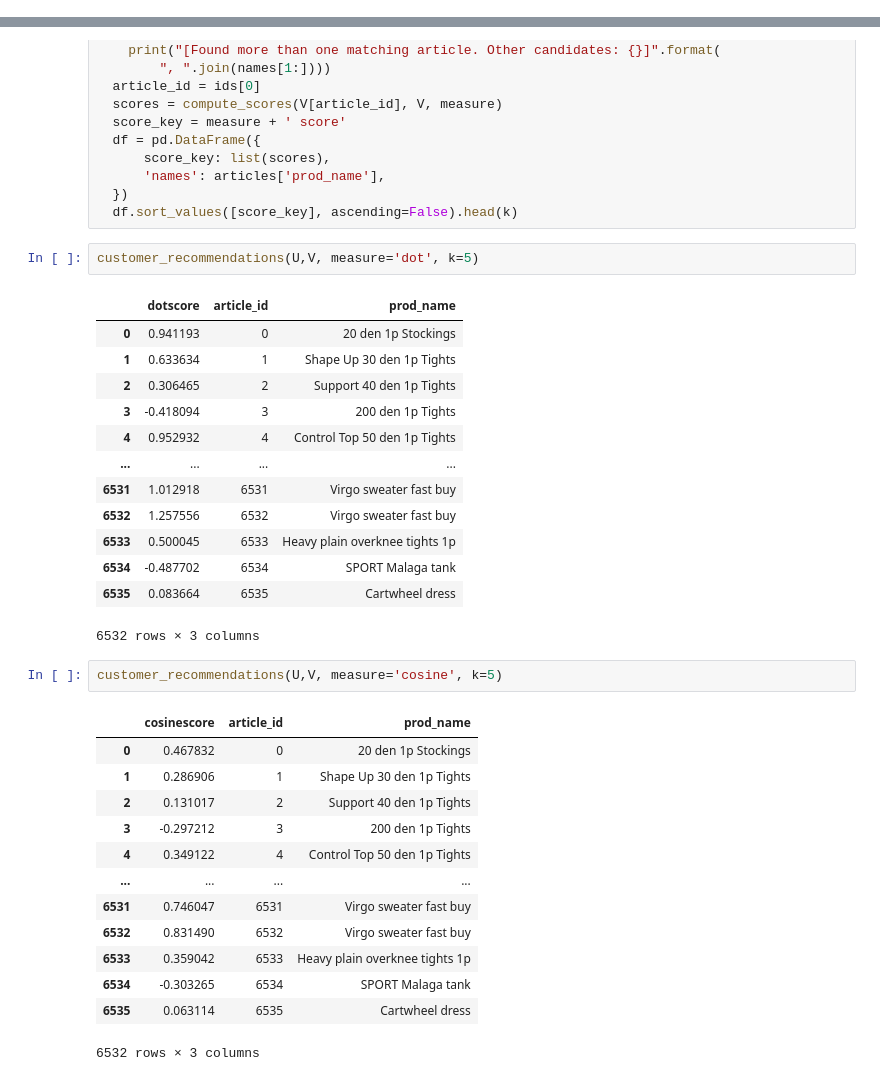
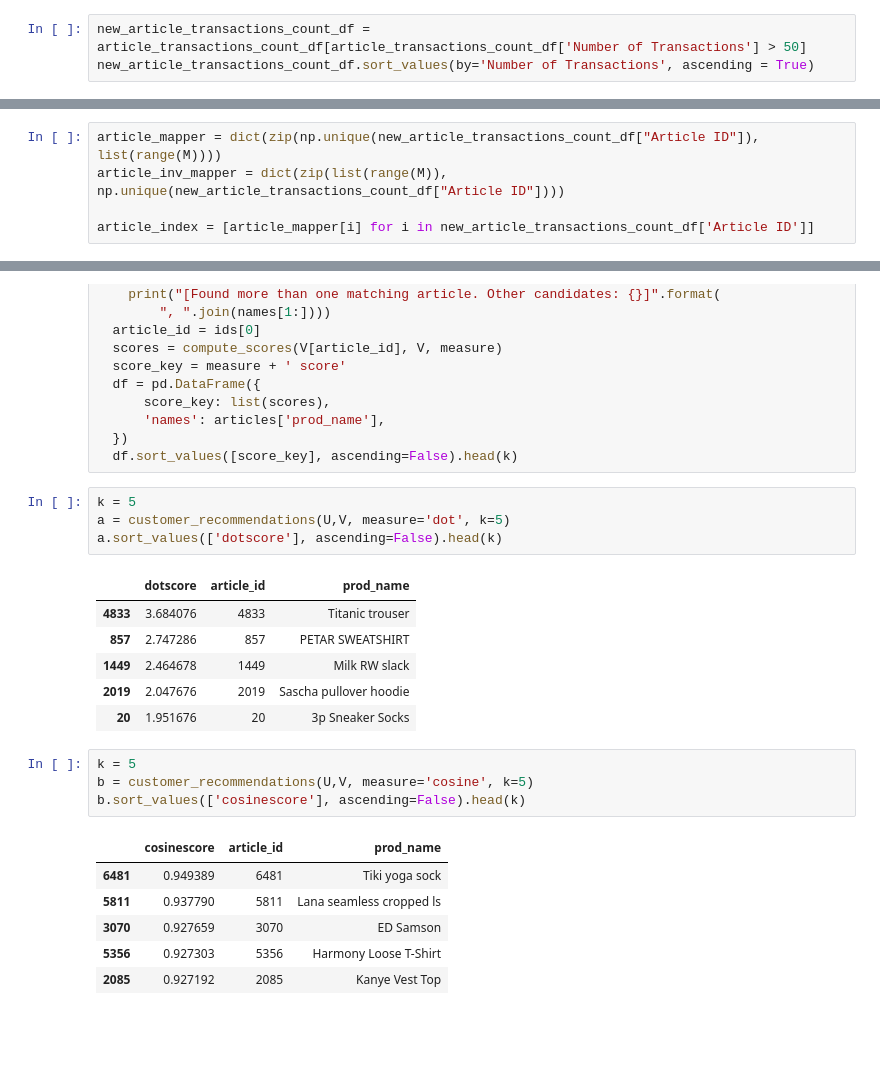
Before and after one commit to alessiabresolin/275601, a Jupyter notebook: project.ipynb, the cells around one changed output, grey strips where cells are left out. Cells and saved outputs as stored; diff of their text form; blank space fills up the shorter version.

```diff
--- a/project.ipynb
+++ b/project.ipynb
@@ -973,0 +981,3 @@ The value of sparsity of our matrix is very low (It is good for percentage not l
+# %%
+new_article_transactions_count_df = article_transactions_count_df[article_transactions_count_df['Number of Transactions'] > 50]
+new_article_transactions_count_df.sort_values(by='Number of Transactions', ascending = True)
@@ -973,0 +998,5 @@ The value of sparsity of our matrix is very low (It is good for percentage not l
+# %%
+article_mapper = dict(zip(np.unique(new_article_transactions_count_df["Article ID"]), list(range(M))))
+article_inv_mapper = dict(zip(list(range(M)), np.unique(new_article_transactions_count_df["Article ID"])))
+
+article_index = [article_mapper[i] for i in new_article_transactions_count_df['Article ID']]
@@ -1197,34 +1241,24 @@ def article_neighbors(V, name_substring, measure='dot', k=10):
   })
   df.sort_values([score_key], ascending=False).head(k)
 # %%
-customer_recommendations(U,V, measure='dot', k=5)
+k = 5
+a = customer_recommendations(U,V, measure='dot', k=5)
+a.sort_values(['dotscore'], ascending=False).head(k)
 # %% [output]
 |  | dotscore | article_id | prod_name |
-| 0 | 0.941193 | 0 | 20 den 1p Stockings |
-| 1 | 0.633634 | 1 | Shape Up 30 den 1p Tights |
-| 2 | 0.306465 | 2 | Support 40 den 1p Tights |
-| 3 | -0.418094 | 3 | 200 den 1p Tights |
-| 4 | 0.952932 | 4 | Control Top 50 den 1p Tights |
-| ... | ... | ... | ... |
-| 6531 | 1.012918 | 6531 | Virgo sweater fast buy |
-| 6532 | 1.257556 | 6532 | Virgo sweater fast buy |
-| 6533 | 0.500045 | 6533 | Heavy plain overknee tights 1p |
-| 6534 | -0.487702 | 6534 | SPORT Malaga tank |
-| 6535 | 0.083664 | 6535 | Cartwheel dress |
+| 4833 | 3.684076 | 4833 | Titanic trouser |
+| 857 | 2.747286 | 857 | PETAR SWEATSHIRT |
+| 1449 | 2.464678 | 1449 | Milk RW slack |
+| 2019 | 2.047676 | 2019 | Sascha pullover hoodie |
+| 20 | 1.951676 | 20 | 3p Sneaker Socks |
-6532 rows × 3 columns
 # %%
-customer_recommendations(U,V, measure='cosine', k=5)
+k = 5
+b = customer_recommendations(U,V, measure='cosine', k=5)
+b.sort_values(['cosinescore'], ascending=False).head(k)
 # %% [output]
 |  | cosinescore | article_id | prod_name |
-| 0 | 0.467832 | 0 | 20 den 1p Stockings |
-| 1 | 0.286906 | 1 | Shape Up 30 den 1p Tights |
-| 2 | 0.131017 | 2 | Support 40 den 1p Tights |
-| 3 | -0.297212 | 3 | 200 den 1p Tights |
-| 4 | 0.349122 | 4 | Control Top 50 den 1p Tights |
-| ... | ... | ... | ... |
-| 6531 | 0.746047 | 6531 | Virgo sweater fast buy |
-| 6532 | 0.831490 | 6532 | Virgo sweater fast buy |
-| 6533 | 0.359042 | 6533 | Heavy plain overknee tights 1p |
-| 6534 | -0.303265 | 6534 | SPORT Malaga tank |
-| 6535 | 0.063114 | 6535 | Cartwheel dress |
+| 6481 | 0.949389 | 6481 | Tiki yoga sock |
+| 5811 | 0.937790 | 5811 | Lana seamless cropped ls |
+| 3070 | 0.927659 | 3070 | ED Samson |
+| 5356 | 0.927303 | 5356 | Harmony Loose T-Shirt |
+| 2085 | 0.927192 | 2085 | Kanye Vest Top |
-6532 rows × 3 columns
```
Also changed, not shown: parts of 15 cells of this notebook.
